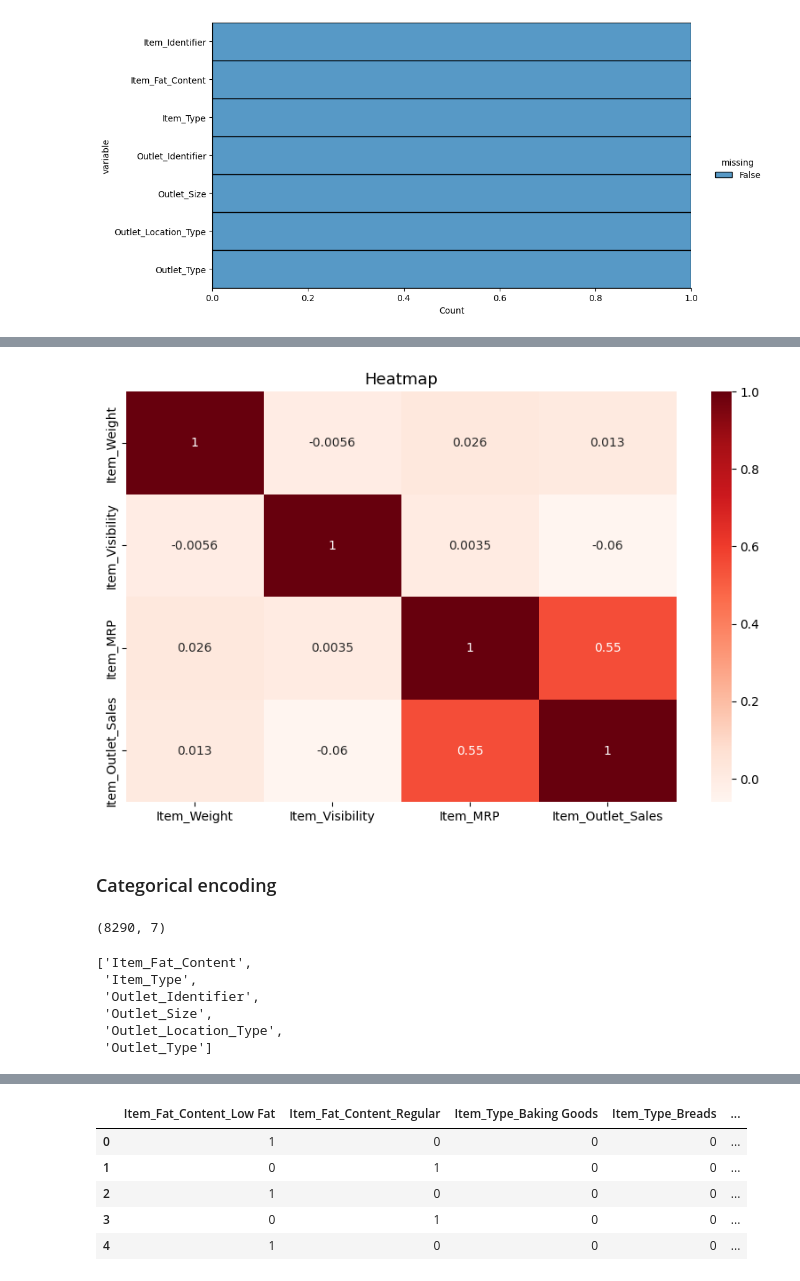
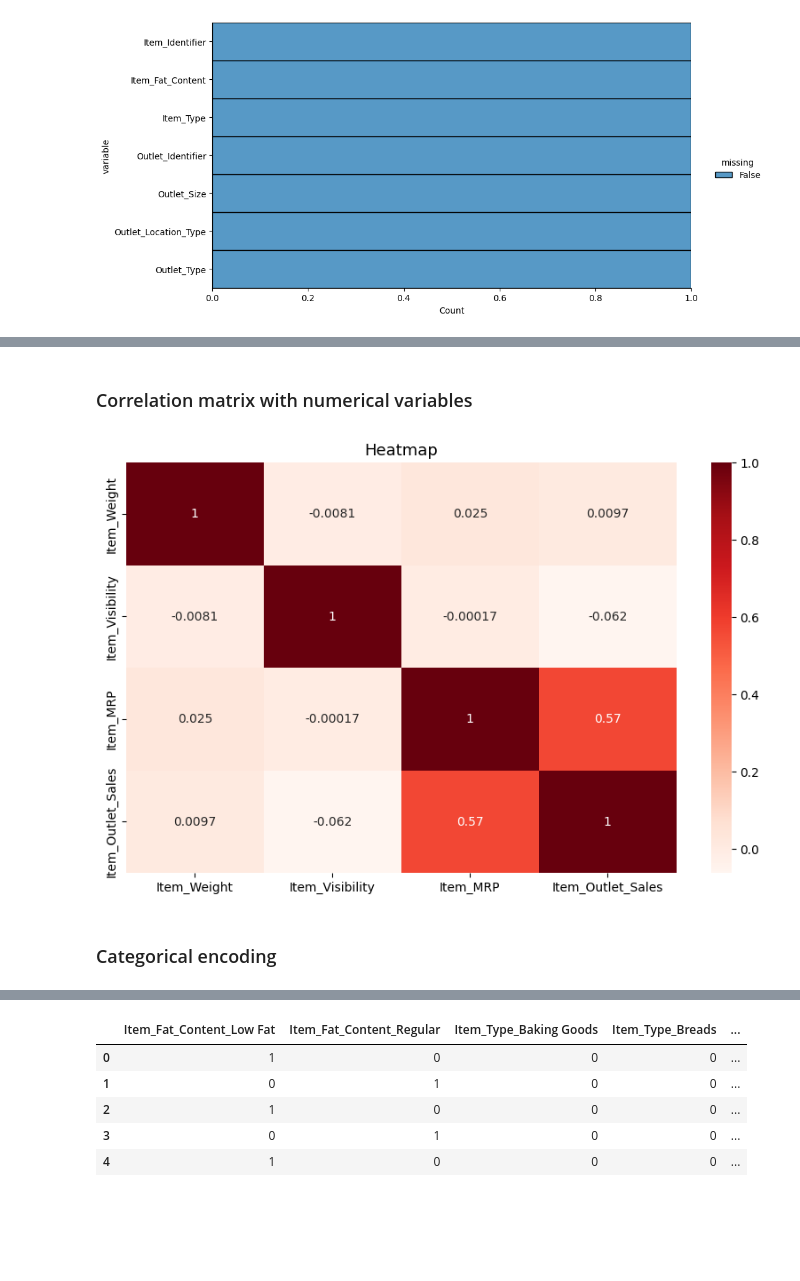
Before and after one commit to Technocolabs100/BigMart-Products-Outlet-Sales-Analysis-and-Prediction, a Jupyter notebook: code/BigMart-Products-Outlet-Sales-Analysis-and-Prediction.ipynb, the cells around one changed output, grey strips where cells are left out. Saved outputs shown, nothing was run; the diff lists cells and outputs as text; code cells hidden in the pictures; blank space fills up the shorter version.

```diff
--- a/code/BigMart-Products-Outlet-Sales-Analysis-and-Prediction.ipynb
+++ b/code/BigMart-Products-Outlet-Sales-Analysis-and-Prediction.ipynb
@@ -282,5 +286,0 @@ Here we have also problem of balance data
-# %%
-# let'si first check for target variable
-sns.boxplot(train_data["Item_Outlet_Sales"])
-plt.ylabel("Item_Outlet_Sales")
-train_data=remove_ouliers(train_data,"Item_Outlet_Sales",True)
@@ -341,10 +376,9 @@ As we can see the data is not uniform, so we will predict with this data and the
 # %%
 for col in train_data_num:
     if col=="Item_Outlet_Sales":
+        # for that moment we are not going to delete row from target variables
+        continue
         train_data_num=remove_ouliers(train_data_num,col,remove=True)
     else:
         train_data_num=remove_ouliers(train_data_num,col)
-    sns.boxplot(train_data_num[col])
-    plt.ylabel(str(col))
-    plt.show()
 # %% [output]
@@ -396,12 +443,3 @@ sns.displot(
 # %% [output]
 <seaborn.axisgrid.FacetGrid at 0x...>
 [figure]
-# %%
-for col in train_data_num:
-    if col=="Item_Outlet_Sales":
-        train_data_num=remove_ouliers(train_data_num,col,remove=True)
-    else:
-        train_data_num=remove_ouliers(train_data_num,col)
-    sns.boxplot(train_data_num[col])
-    plt.ylabel(str(col))
-    plt.show()
@@ -455,23 +475,12 @@ sns.displot(
+# %% [markdown]
+### Correlation matrix  with numerical variables
 # %%
 plt.figure(figsize=(10,6))
-sns.heatmap(data.corr(),cmap=plt.cm.Reds,annot=True)
+sns.heatmap(train_data_num.corr(),cmap=plt.cm.Reds,annot=True)
 plt.title('Heatmap',
          fontsize=13)
 plt.show()
 # %% [output]
-[figure, old version]
+[figure, new version]
 # %% [markdown]
 ### Categorical encoding
-# %%
-train_data_cat.shape
-# %% [output]
-(8290, 7)
-# %%
-train_data_cat.columns.to_list()[1:]
-# %% [output]
-['Item_Fat_Content',
- 'Item_Type',
- 'Outlet_Identifier',
- 'Outlet_Size',
- 'Outlet_Location_Type',
- 'Outlet_Type']
```
Also changed, not shown: parts of 112 cells of this notebook.
